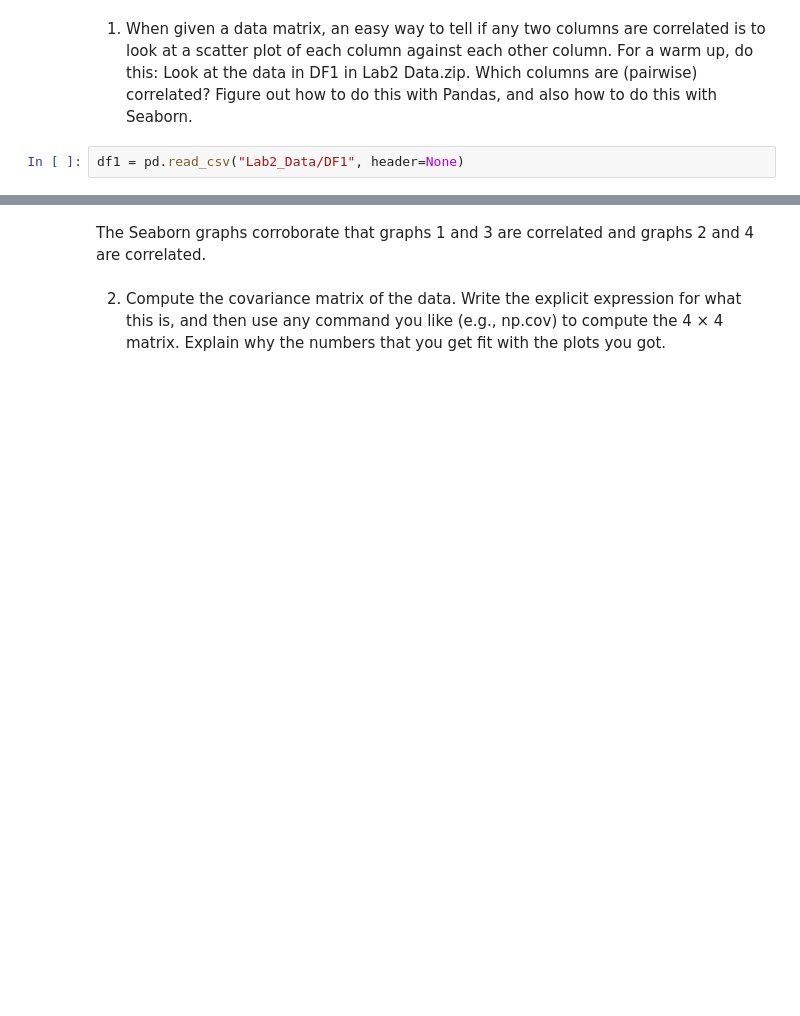
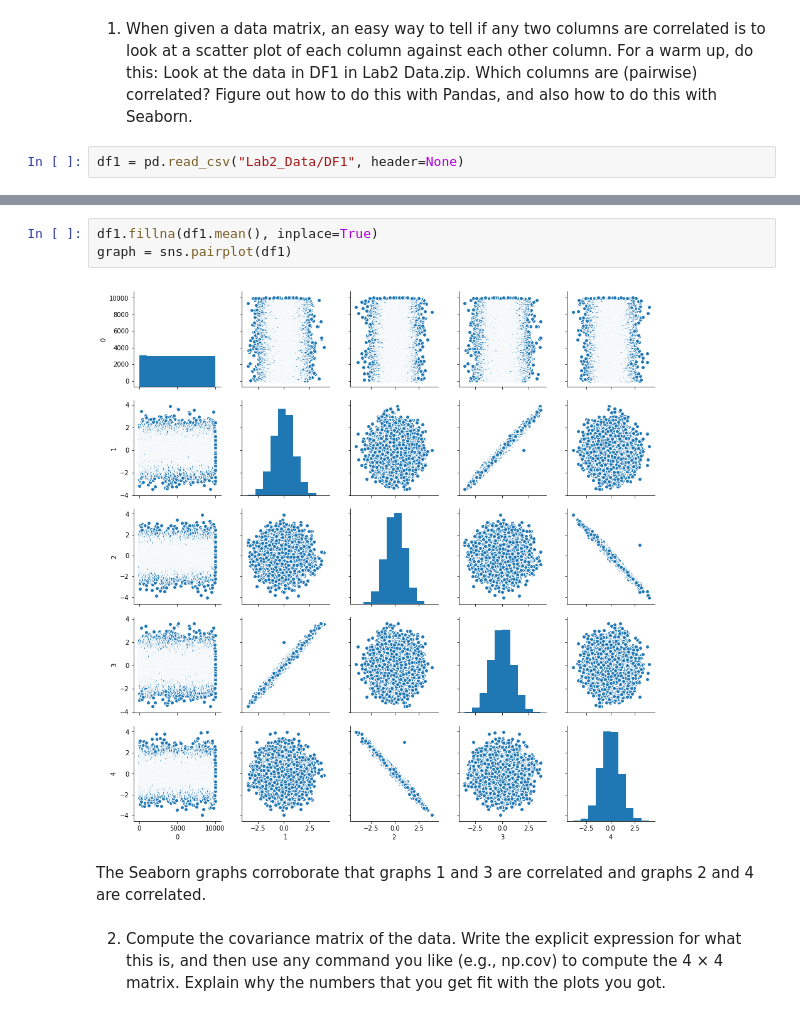
Before and after one commit to yue-cheng-wind/EE460J-Labs, a Jupyter notebook: Lab 2/Lab2Code.ipynb, the cells around one changed output, grey strips where cells are left out. Cells and saved outputs as stored; diff of their text form; blank space fills up the shorter version.

```diff
--- a/Lab 2/Lab2Code.ipynb
+++ b/Lab 2/Lab2Code.ipynb
@@ -34,3 +24,8 @@ graph = sns.pairplot(df1)
+# %%
+df1.fillna(df1.mean(), inplace=True)
+graph = sns.pairplot(df1)
+# %% [output]
+[figure, added]
 # %% [markdown]
 The Seaborn graphs corroborate that graphs 1 and 3 are correlated and graphs 2 and 4 are correlated.
 # %% [markdown]
```
Also changed, not shown: parts of 3 cells of this notebook.
